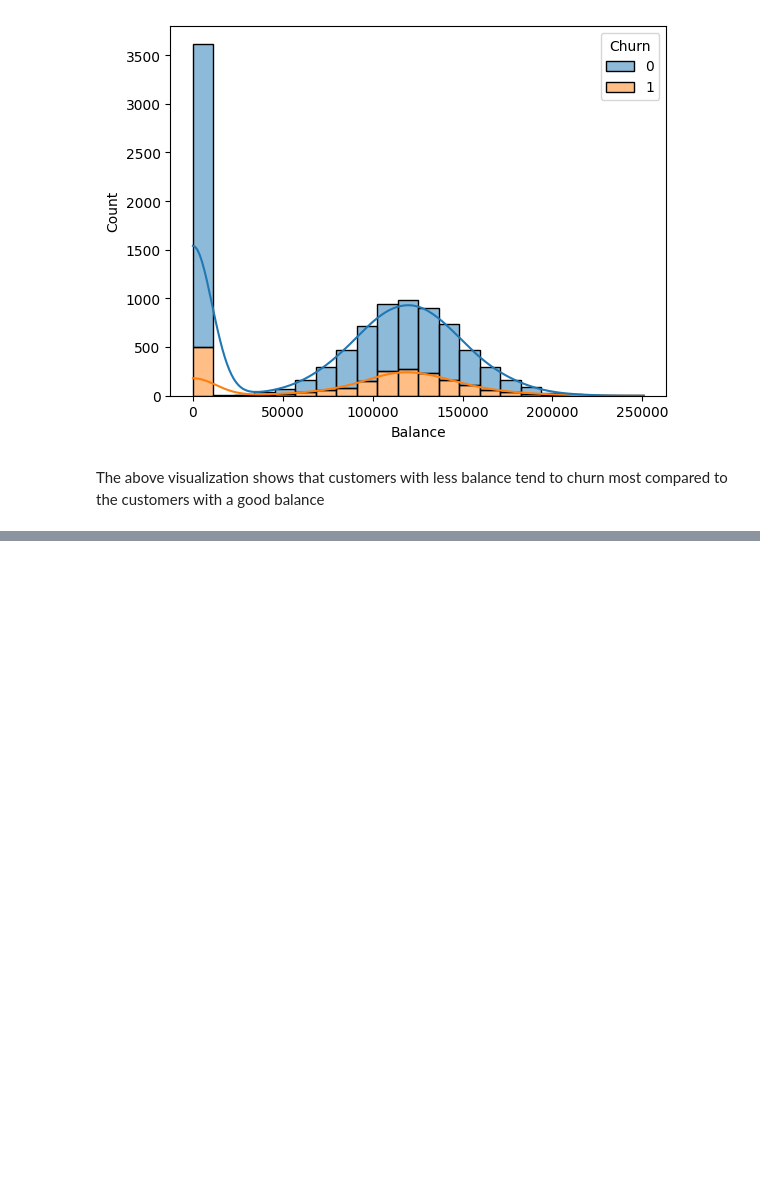
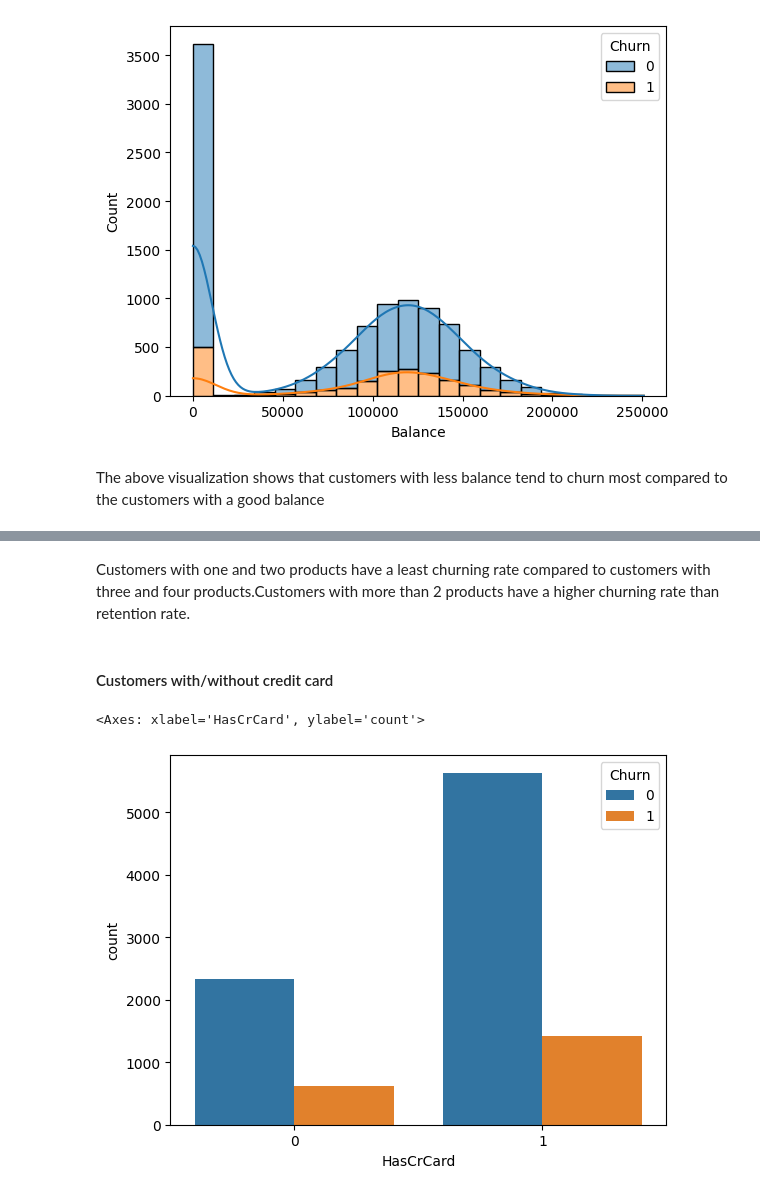
Before and after one commit to levine01/Bank-customer-churn-pred, a Jupyter notebook: index.ipynb, the cells around one changed output, grey strips where cells are left out. Saved outputs shown, nothing was run; the diff lists cells and outputs as text; code cells hidden in the pictures; blank space fills up the shorter version.

```diff
--- a/index.ipynb
+++ b/index.ipynb
@@ -203,0 +212,9 @@ The above visualization shows that customers with less balance tend to churn mos
+# %% [markdown]
+Customers with one and two products have a least churning rate compared to customers with three and four products.Customers with more than 2 products have a higher churning rate than retention rate.
+# %% [markdown]
+#### Customers with/without credit card
+# %%
+sns.countplot(x=data['HasCrCard'], hue=data['Churn'])
+# %% [output]
+<Axes: xlabel='HasCrCard', ylabel='count'>
+[figure, added]
```
Also changed, not shown: parts of 56 cells of this notebook.
